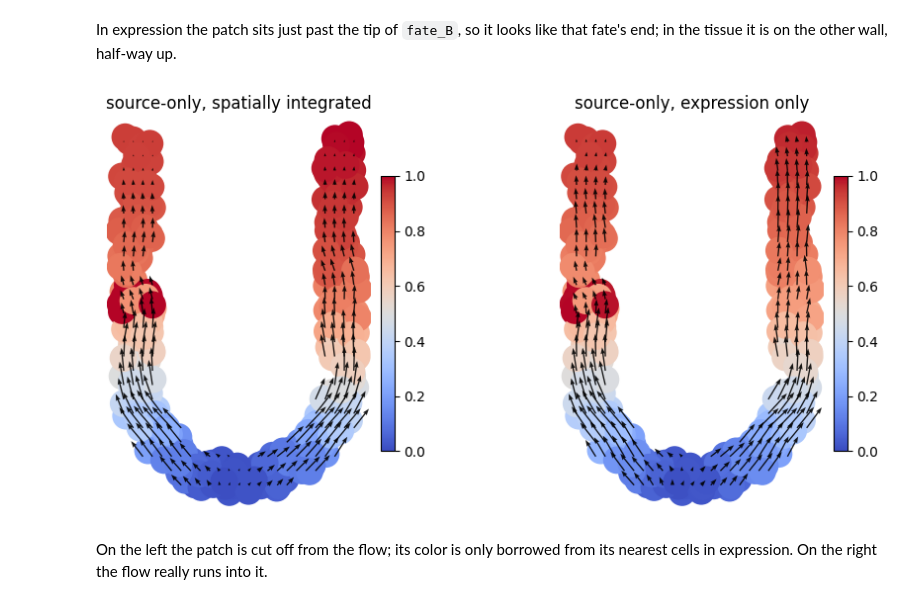
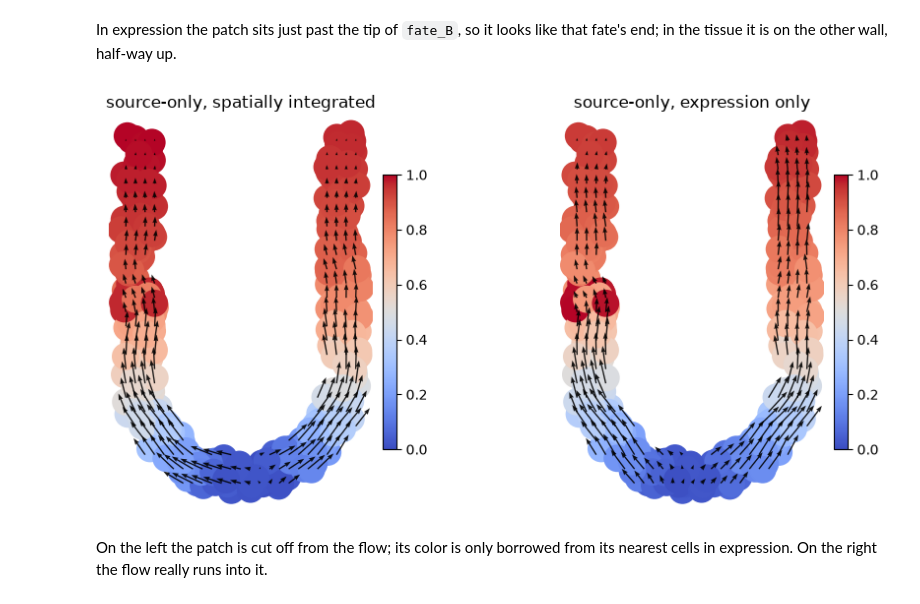
Before and after one commit to ajpiy/deltatrace, a Jupyter notebook: examples/quickstart.ipynb, the cells around one changed output. Cells and saved outputs as stored; diff of their text form; code cells hidden in the pictures.

```diff
--- a/examples/quickstart.ipynb
+++ b/examples/quickstart.ipynb
@@ -262,7 +265,7 @@ end; in the tissue it is on the other wall, half-way up.
 ad2 = dt.pp.integrate(
     adata_sc=adata2,
     adata_dist=adata_dist2,
-    p_keep=0.32,
+    p_keep=0.1,
     verbose=0,
 )
 ad2_expr = dt.pp.integrate(
@@ -270,34 +273,34 @@ ad2_expr = dt.pp.integrate(
     verbose=0,
 )
 res = dt.tl.trajectory(
     adata=ad2,
     source_clusters=["progenitor"],
     sink_clusters=None,
     verbose=0,
 )
 res_expr = dt.tl.trajectory(
     adata=ad2_expr,
     source_clusters=["progenitor"],
     sink_clusters=None,
     verbose=0,
 )
 
 fig, axs = plt.subplots(1, 2, figsize=(10, 4.5))
 dt.pl.pseudotime(
     adata=ad2,
     ax=axs[0],
     show=False,
     title="source-only, spatially integrated",
 )
 dt.pl.pseudotime(
     adata=ad2_expr,
     ax=axs[1],
     show=False,
     title="source-only, expression only",
 )
 plt.tight_layout()
 # %% [output]
-[figure, old version]
+[figure, new version]
 # %% [markdown]
 On the left the patch is cut off from the flow; its color is only borrowed from its nearest
 cells in expression. On the right the flow really runs into it.
```
Also changed, not shown: parts of 11 cells of this notebook.
